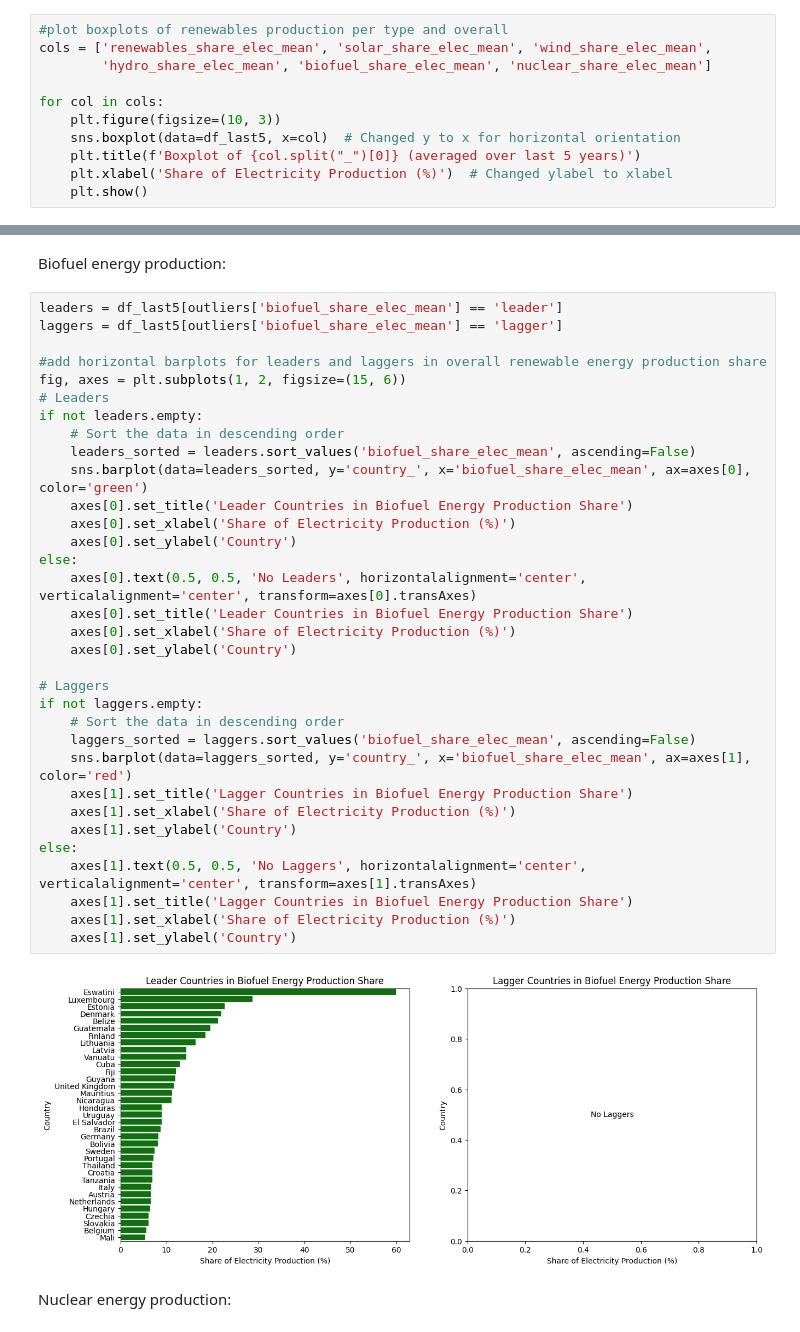
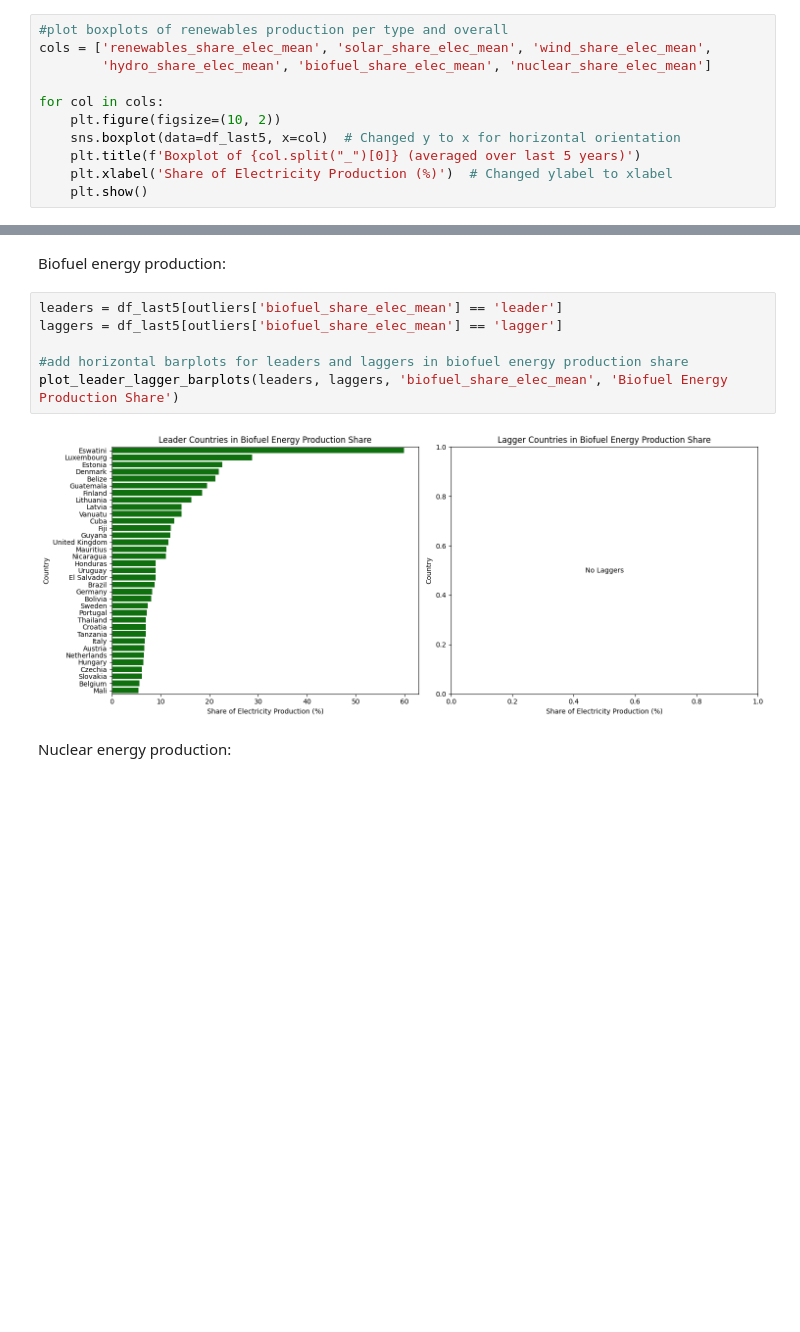
Before and after one commit to KMarsh-code/global-renewable-energy-analysis, a Jupyter notebook: jupyter_notebooks/2_renewable_energy_hypothesis_testing.ipynb, the cells around one changed output, grey strips where cells are left out. Drawn from its saved outputs; the diff is of its cells as text; blank space fills up the shorter version.

```diff
--- a/jupyter_notebooks/2_renewable_energy_hypothesis_testing.ipynb
+++ b/jupyter_notebooks/2_renewable_energy_hypothesis_testing.ipynb
@@ -290,7 +290,7 @@ cols = ['renewables_share_elec_mean', 'solar_share_elec_mean', 'wind_share_elec_
         'hydro_share_elec_mean', 'biofuel_share_elec_mean', 'nuclear_share_elec_mean']
 
 for col in cols:
-    plt.figure(figsize=(10, 3))
+    plt.figure(figsize=(10, 2))
     sns.boxplot(data=df_last5, x=col)  # Changed y to x for horizontal orientation
     plt.title(f'Boxplot of {col.split("_")[0]} (averaged over last 5 years)')
     plt.xlabel('Share of Electricity Production (%)')  # Changed ylabel to xlabel
@@ -489,38 +416,11 @@ Biofuel energy production:
 # %%
 leaders = df_last5[outliers['biofuel_share_elec_mean'] == 'leader']
 laggers = df_last5[outliers['biofuel_share_elec_mean'] == 'lagger']
 
-#add horizontal barplots for leaders and laggers in overall renewable energy production share
-fig, axes = plt.subplots(1, 2, figsize=(15, 6))
-# Leaders
-if not leaders.empty:
-    # Sort the data in descending order
-    leaders_sorted = leaders.sort_values('biofuel_share_elec_mean', ascending=False)
-    sns.barplot(data=leaders_sorted, y='country_', x='biofuel_share_elec_mean', ax=axes[0], color='green')
-    axes[0].set_title('Leader Countries in Biofuel Energy Production Share')
-    axes[0].set_xlabel('Share of Electricity Production (%)')
-    axes[0].set_ylabel('Country')
-else:
-    axes[0].text(0.5, 0.5, 'No Leaders', horizontalalignment='center', verticalalignment='center', transform=axes[0].transAxes)
-    axes[0].set_title('Leader Countries in Biofuel Energy Production Share')
-    axes[0].set_xlabel('Share of Electricity Production (%)')
-    axes[0].set_ylabel('Country')
-
-# Laggers
-if not laggers.empty:
-    # Sort the data in descending order
-    laggers_sorted = laggers.sort_values('biofuel_share_elec_mean', ascending=False)
-    sns.barplot(data=laggers_sorted, y='country_', x='biofuel_share_elec_mean', ax=axes[1], color='red')
-    axes[1].set_title('Lagger Countries in Biofuel Energy Production Share')
-    axes[1].set_xlabel('Share of Electricity Production (%)')
-    axes[1].set_ylabel('Country')
-else:
-    axes[1].text(0.5, 0.5, 'No Laggers', horizontalalignment='center', verticalalignment='center', transform=axes[1].transAxes)
-    axes[1].set_title('Lagger Countries in Biofuel Energy Production Share')
-    axes[1].set_xlabel('Share of Electricity Production (%)')
-    axes[1].set_ylabel('Country')
+#add horizontal barplots for leaders and laggers in biofuel energy production share
+plot_leader_lagger_barplots(leaders, laggers, 'biofuel_share_elec_mean', 'Biofuel Energy Production Share')
 # %% [output]
-[figure, old version]
+[figure, new version]
 # %% [markdown]
 Nuclear energy production:
 # %%
```
Also changed, not shown: parts of 32 cells of this notebook.
